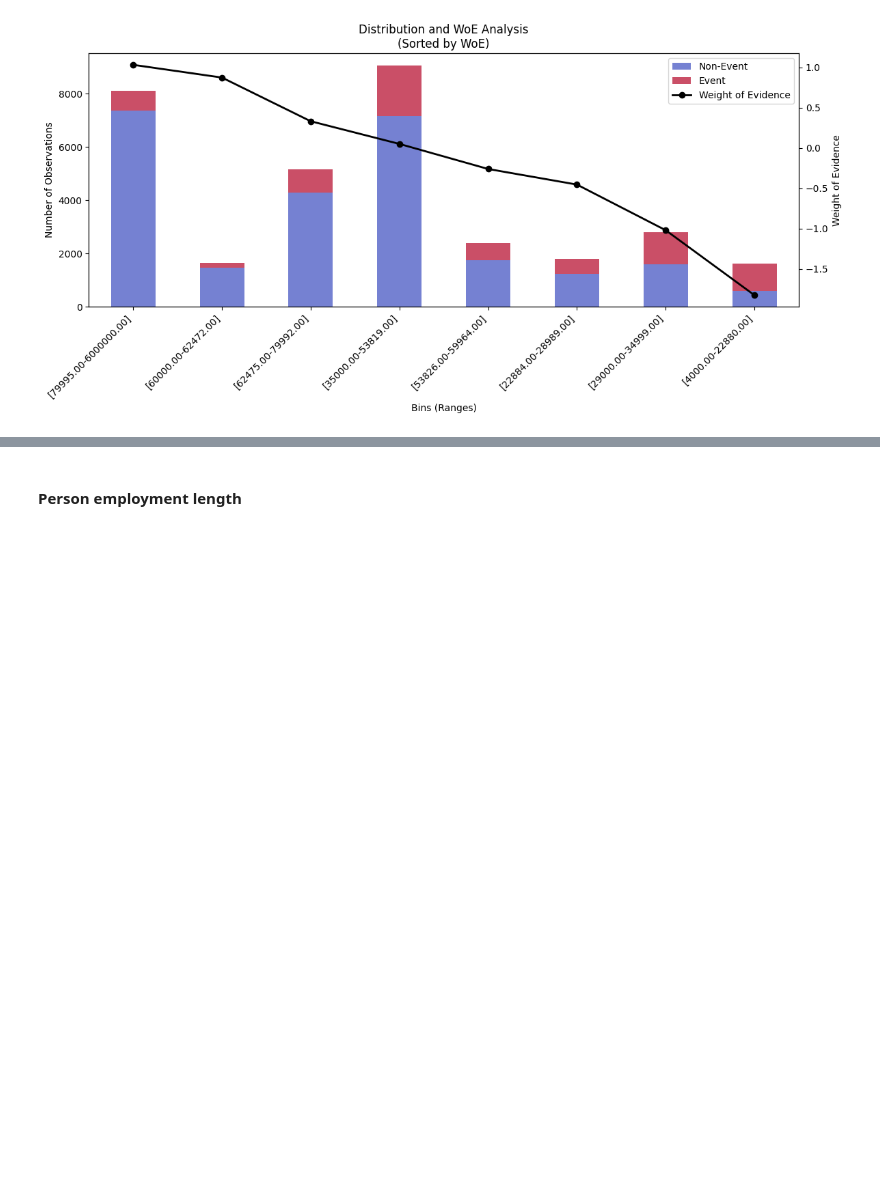
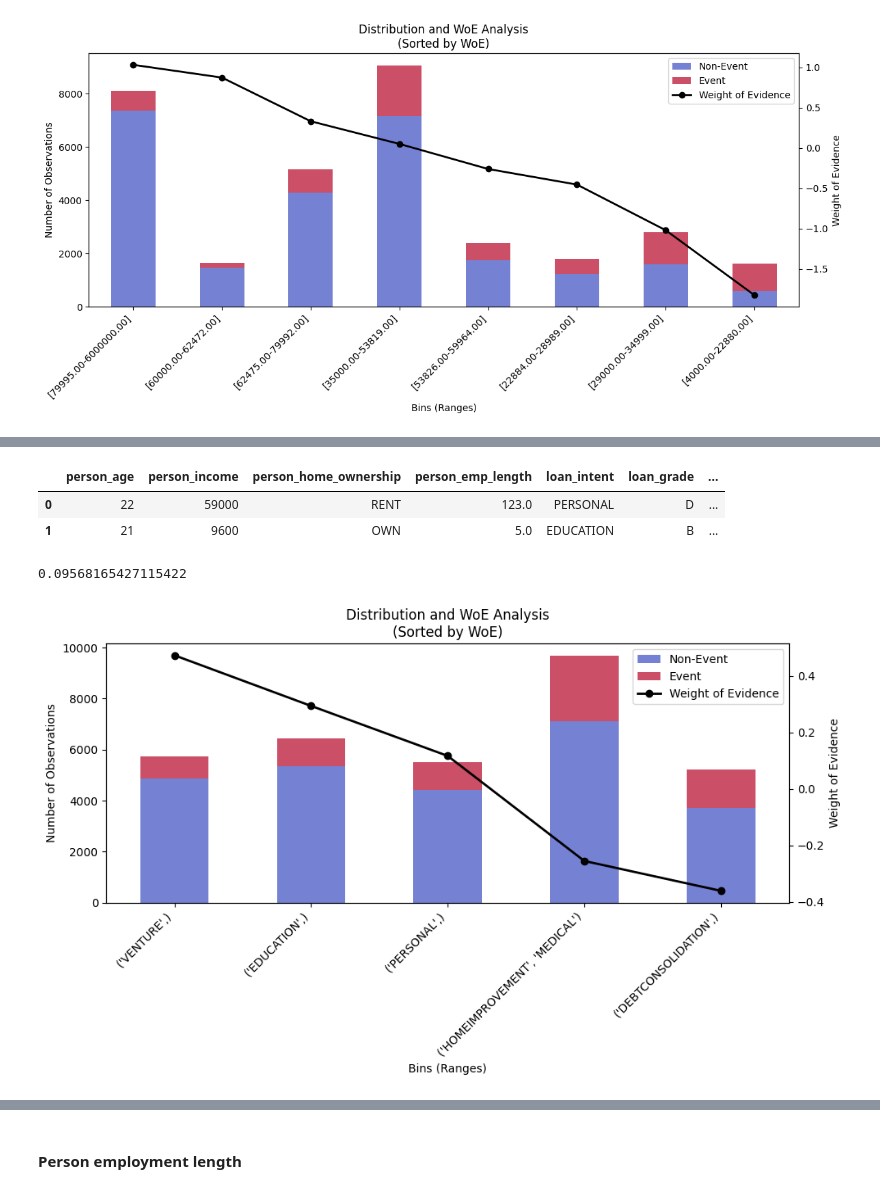
Before and after one commit to Ruben-Boeckx/Loan-approval, a Jupyter notebook: binning.ipynb, the cells around one changed output, grey strips where cells are left out. Drawn from its saved outputs; the diff is of its cells as text; code cells hidden in the pictures; blank space fills up the shorter version.

```diff
--- a/binning.ipynb
+++ b/binning.ipynb
@@ -599,3 +2515,22 @@ binner.get_binning_table()['IV'].sum().round(4)
+# %%
+df.head(2)
+# %% [output]
+|  | person_age | person_income | person_home_ownership | person_emp_length | loan_intent | loan_grade | ... |
+| 0 | 22 | 59000 | RENT | 123.0 | PERSONAL | D | ... |
+| 1 | 21 | 9600 | OWN | 5.0 | EDUCATION | B | ... |
+# %%
+binner3 = OptimalBinning3(
+    min_bins=2, max_bins=10, min_samples_bin=0.05, monotonic_trend='ascending',
+    p_value_threshold=0.05, variable_type="categorical"
+)
+binner3.fit(df['loan_intent'], df['loan_status'])
+binner3.get_binning_table()['IV'].sum()
+# %% [output]
+0.09568165427115422
+# %%
+binner3.plot_binning()
+# %% [output]
+[figure, added]
 # %%
 import optbinning as optbinning
 
```
Also changed, not shown: parts of 8 cells of this notebook.
